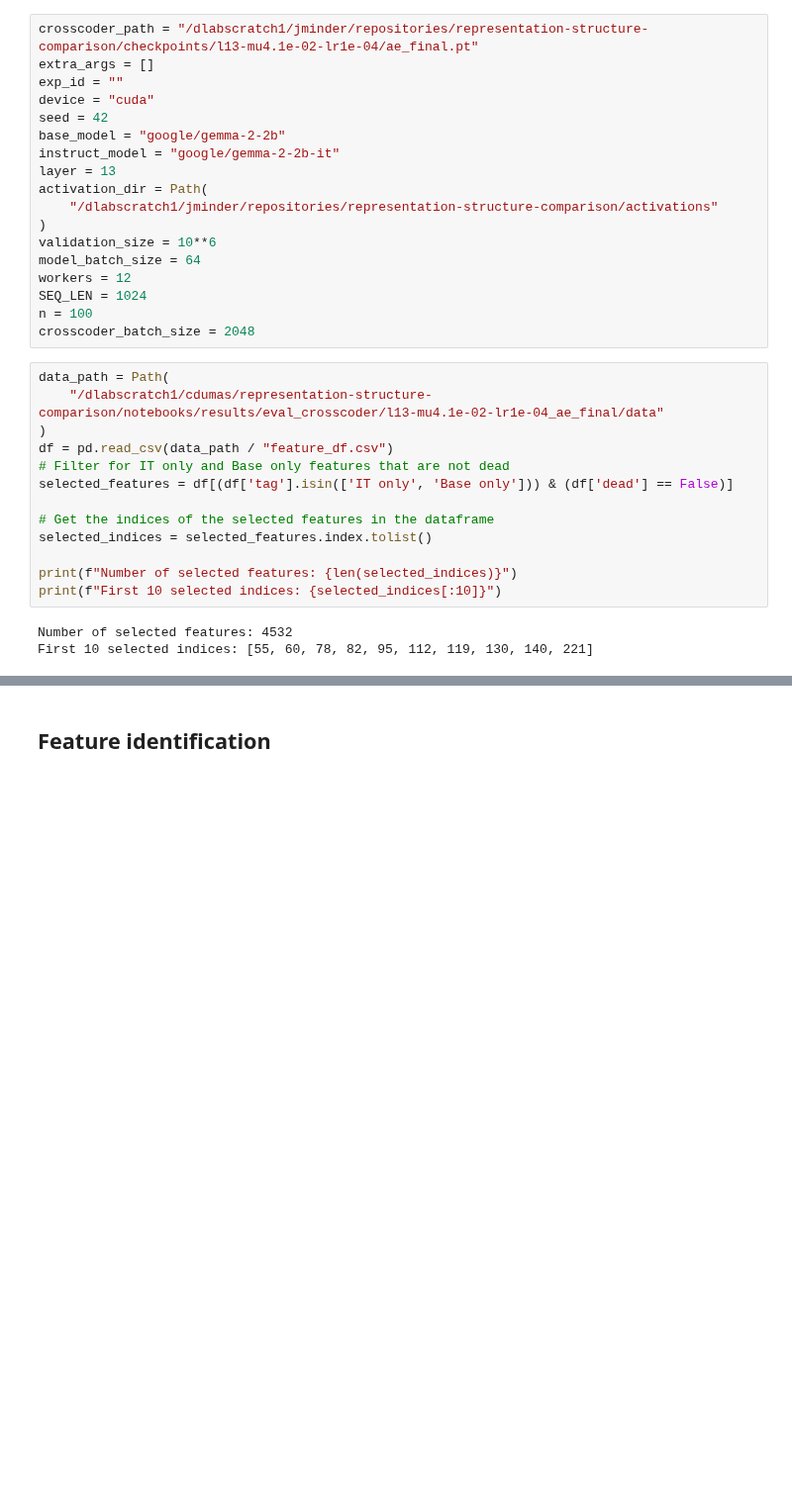
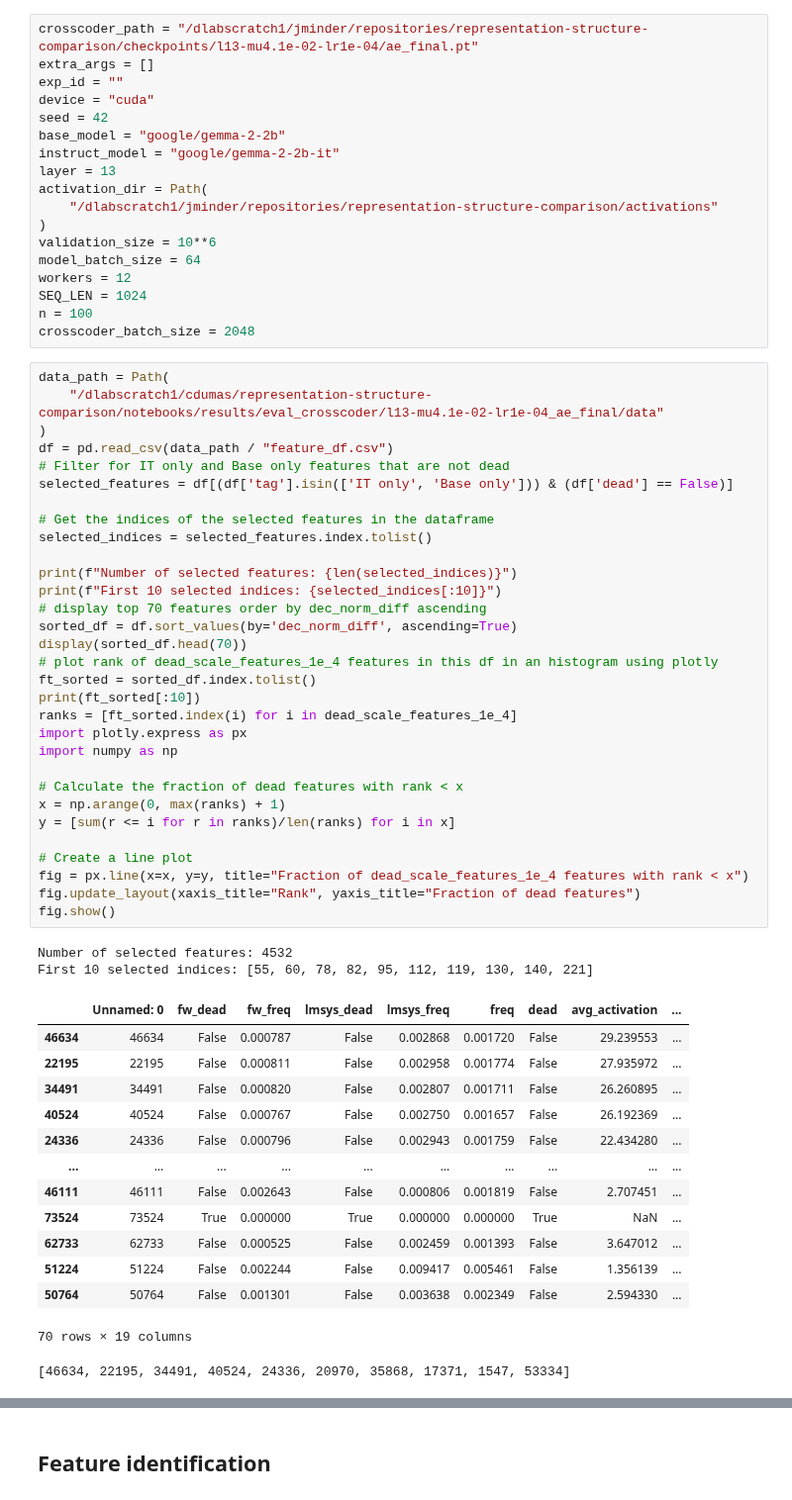
Before and after one commit to science-of-finetuning/sparsity-artifacts-crosscoders, a Jupyter notebook: notebooks/sae_dashboard.ipynb, the cells around one changed output, grey strips where cells are left out. Shown at 99% size. Drawn from its saved outputs; the diff is of its cells as text; blank space fills up the shorter version.

```diff
--- a/notebooks/sae_dashboard.ipynb
+++ b/notebooks/sae_dashboard.ipynb
@@ -43,16 +46,48 @@ crosscoder_batch_size = 2048
 # %%
 data_path = Path(
     "/dlabscratch1/cdumas/representation-structure-comparison/notebooks/results/eval_crosscoder/l13-mu4.1e-02-lr1e-04_ae_final/data"
 )
 df = pd.read_csv(data_path / "feature_df.csv")
 # Filter for IT only and Base only features that are not dead
 selected_features = df[(df['tag'].isin(['IT only', 'Base only'])) & (df['dead'] == False)]
 
 # Get the indices of the selected features in the dataframe
 selected_indices = selected_features.index.tolist()
 
 print(f"Number of selected features: {len(selected_indices)}")
 print(f"First 10 selected indices: {selected_indices[:10]}")
+# display top 70 features order by dec_norm_diff ascending
+sorted_df = df.sort_values(by='dec_norm_diff', ascending=True)
+display(sorted_df.head(70))
+# plot rank of dead_scale_features_1e_4 features in this df in an histogram using plotly
+ft_sorted = sorted_df.index.tolist()
+print(ft_sorted[:10])
+ranks = [ft_sorted.index(i) for i in dead_scale_features_1e_4]
+import plotly.express as px
+import numpy as np
+
+# Calculate the fraction of dead features with rank < x
+x = np.arange(0, max(ranks) + 1)
+y = [sum(r <= i for r in ranks)/len(ranks) for i in x]
+
+# Create a line plot
+fig = px.line(x=x, y=y, title="Fraction of dead_scale_features_1e_4 features with rank < x")
+fig.update_layout(xaxis_title="Rank", yaxis_title="Fraction of dead features")
+fig.show()
 # %% [output]
 Number of selected features: 4532
 First 10 selected indices: [55, 60, 78, 82, 95, 112, 119, 130, 140, 221]
+|  | Unnamed: 0 | fw_dead | fw_freq | lmsys_dead | lmsys_freq | freq | dead | avg_activation | ... |
+| 46634 | 46634 | False | 0.000787 | False | 0.002868 | 0.001720 | False | 29.239553 | ... |
+| 22195 | 22195 | False | 0.000811 | False | 0.002958 | 0.001774 | False | 27.935972 | ... |
+| 34491 | 34491 | False | 0.000820 | False | 0.002807 | 0.001711 | False | 26.260895 | ... |
+| 40524 | 40524 | False | 0.000767 | False | 0.002750 | 0.001657 | False | 26.192369 | ... |
+| 24336 | 24336 | False | 0.000796 | False | 0.002943 | 0.001759 | False | 22.434280 | ... |
+| ... | ... | ... | ... | ... | ... | ... | ... | ... | ... |
+| 46111 | 46111 | False | 0.002643 | False | 0.000806 | 0.001819 | False | 2.707451 | ... |
+| 73524 | 73524 | True | 0.000000 | True | 0.000000 | 0.000000 | True | NaN | ... |
+| 62733 | 62733 | False | 0.000525 | False | 0.002459 | 0.001393 | False | 3.647012 | ... |
+| 51224 | 51224 | False | 0.002244 | False | 0.009417 | 0.005461 | False | 1.356139 | ... |
+| 50764 | 50764 | False | 0.001301 | False | 0.003638 | 0.002349 | False | 2.594330 | ... |
+70 rows × 19 columns
+[46634, 22195, 34491, 40524, 24336, 20970, 35868, 17371, 1547, 53334]
```
Also changed, not shown: parts of 24 cells of this notebook.
